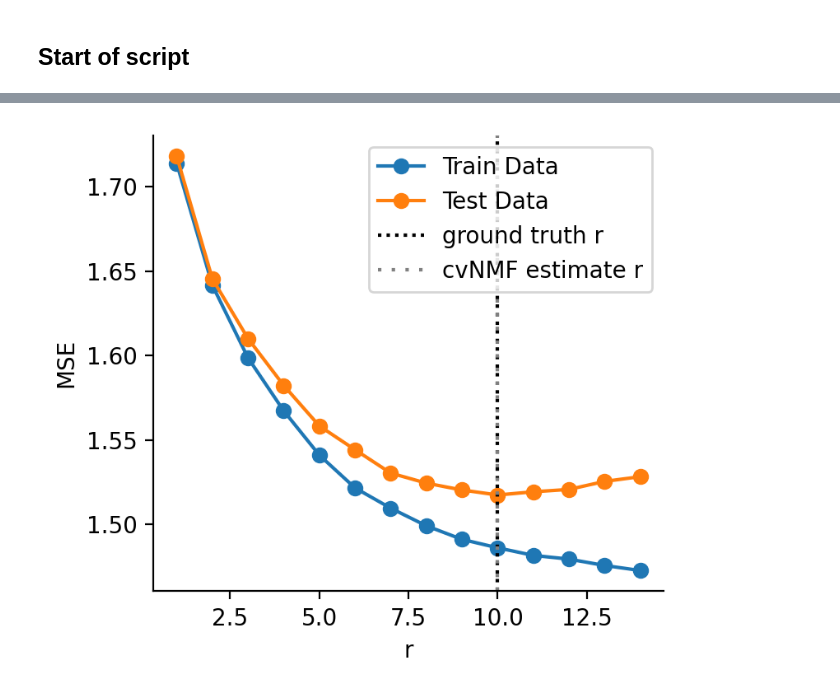
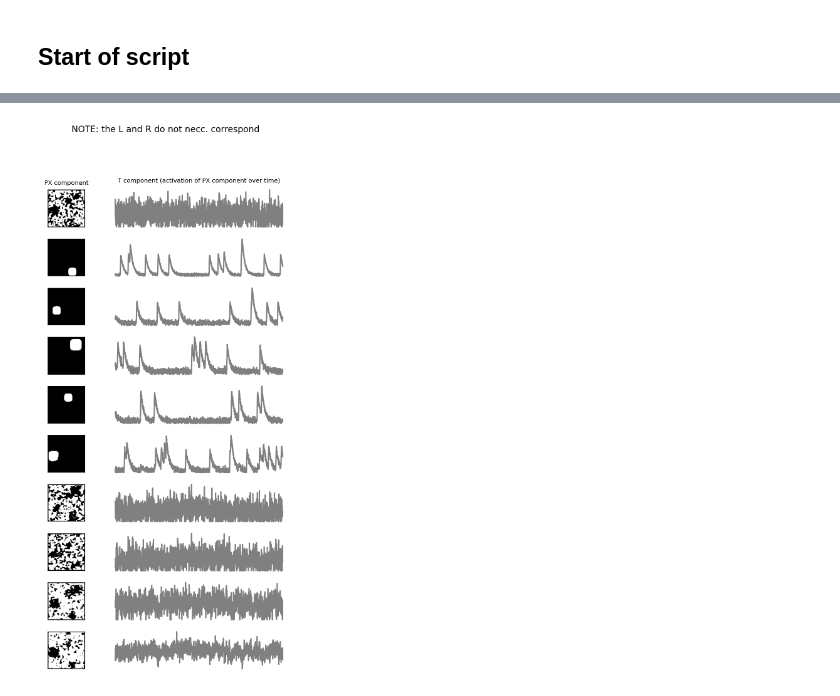
Before and after one commit to juremaj/barrel-patch_analysis, a Jupyter notebook: notebooks/nmf_simulations.ipynb, the cells around one changed output, grey strips where cells are left out. Cells and saved outputs as stored; diff of their text form; code cells hidden in the pictures.

```diff
--- a/notebooks/nmf_simulations.ipynb
+++ b/notebooks/nmf_simulations.ipynb
@@ -192,22 +246,0 @@ finished running for rank: 14 out of 15 (step = 1)
-# %%
-train_err_np = np.array([train_err[i][1] for i in range(len(train_err))])
-test_err_np = np.array([test_err[i][1] for i in range(len(test_err))])
-
-n_nmf_opt = np.argmin(test_err_np)
-
-# make plot
-fig, ax = plt.subplots(1, 1, figsize=(4, 3.5), dpi=200)
-ax.plot(np.arange(1,len(train_err_np[1:])+1), train_err_np[1:], 'o-', label='Train Data') # without 'average' component
-ax.plot(np.arange(1,len(test_err_np[1:])+1), test_err_np[1:], 'o-', label='Test Data') # without 'average' component
-ax.set_ylabel('MSE')
-ax.set_xlabel('r')
-ax.axvline(n_patches, color='k', dashes=[1,1.5], label='ground truth r') # +1 because of mean component
-ax.axvline(n_nmf_opt, color='grey', dashes=[1,3], label='cvNMF estimate r')
-ax.spines['top'].set_visible(False)
-ax.spines['right'].set_visible(False)
-ax.legend()
-fig.tight_layout()
-
-plt.savefig('cvNMF.png')
-# %% [output]
-[figure, removed]
@@ -215,0 +247,6 @@ plt.savefig('cvNMF.png')
+# %%
+loading_times = get_loading_times(nmf_t)
+# %%
+plot_roi_loading_time(rois_auto, loading_times)
+# %% [output]
+[figure, added]
```
Also changed, not shown: parts of 34 cells of this notebook, 2 other files.
